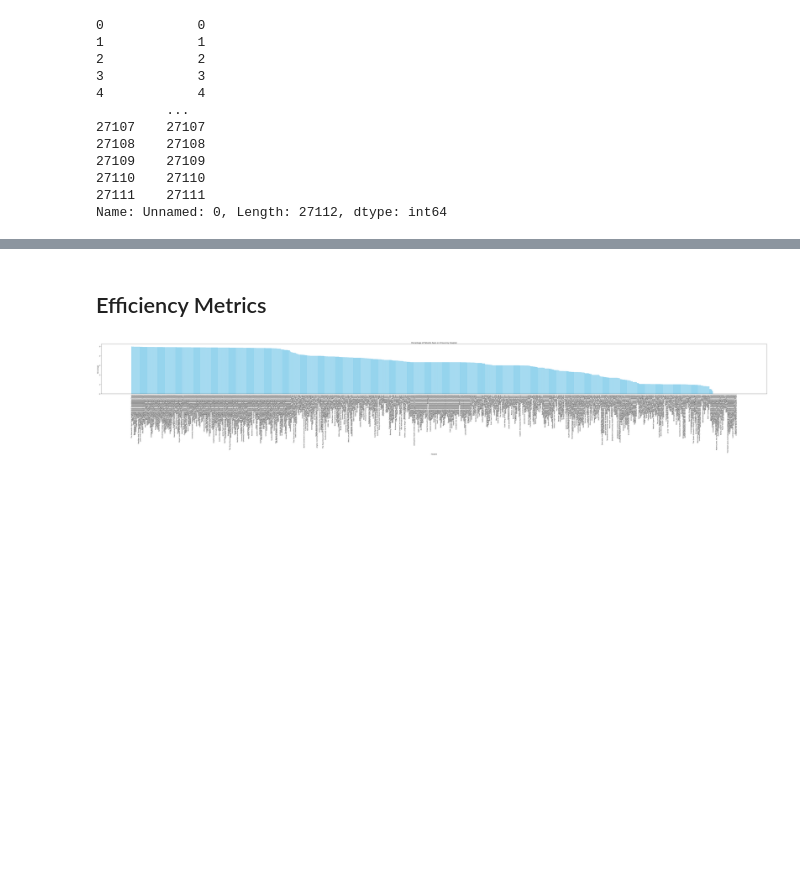
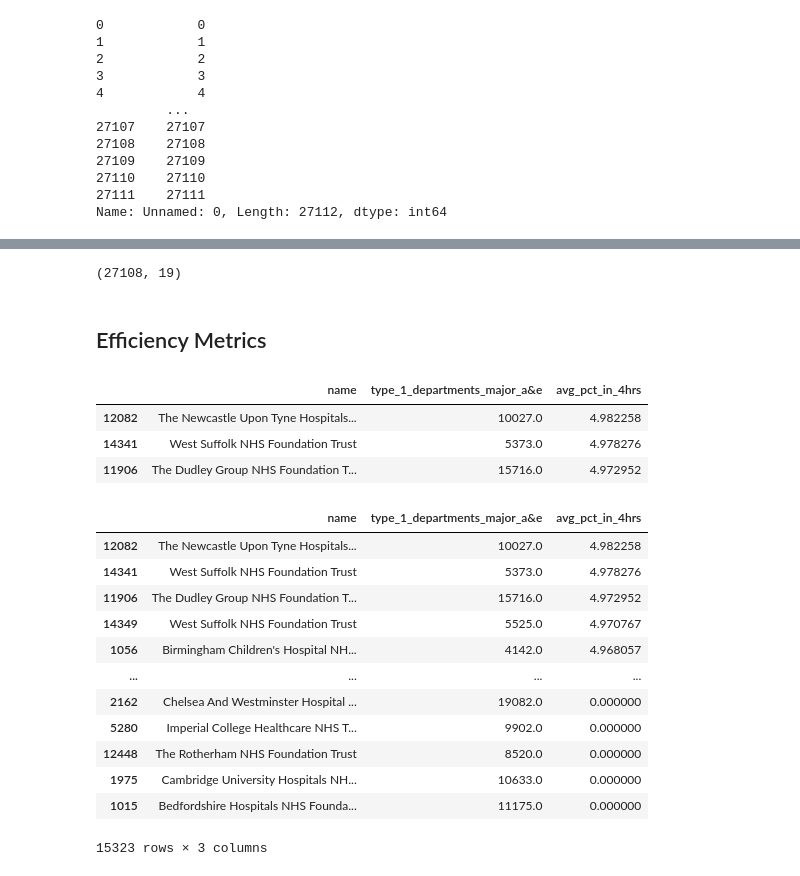
Before and after one commit to iamjaraa/NHS, a Jupyter notebook: Nhs.ipynb, the cells around one changed output, grey strips where cells are left out. Cells and saved outputs as stored; diff of their text form; code cells hidden in the pictures; blank space fills up the shorter version.

```diff
--- a/Nhs.ipynb
+++ b/Nhs.ipynb
@@ -246,3 +271,7 @@ nhs_data.head(2)
+# %%
+nhs_data.shape
+# %% [output]
+(27108, 19)
 # %% [markdown]
 ## Efficiency Metrics
 # %%
@@ -257,15 +286,31 @@ efficiency = nhs_data.groupby(['name', 'type_1_departments_major_a&e']).agg(
 # Sort by efficiency
 
 efficiency_sorted = efficiency.sort_values(by='avg_pct_in_4hrs', ascending=False)
+# %%
+efficiency_sorted.head(3)
+# %% [output]
+|  | name | type_1_departments_major_a&e | avg_pct_in_4hrs |
+| 12082 | The Newcastle Upon Tyne Hospitals... | 10027.0 | 4.982258 |
+| 14341 | West Suffolk NHS Foundation Trust | 5373.0 | 4.978276 |
+| 11906 | The Dudley Group NHS Foundation T... | 15716.0 | 4.972952 |
 # %%
-# Plot results
+df_efficiency = pd.DataFrame(efficiency_sorted)
 
-plt.figure(figsize=(80, 6))
-plt.bar(efficiency_sorted['name'], efficiency_sorted['avg_pct_in_4hrs'], color='skyblue')
-plt.xticks(rotation=90)
-plt.title('Percentage of Patients Seen in 4 Hours by Hospital')
-plt.ylabel('Percentage')
-plt.xlabel('Hospital')
-plt.show()
+# Select the top 10 hospitals with the highest efficiency
+top_10 = df_efficiency.sort_values(by="avg_pct_in_4hrs", ascending=False)
+
+top_10
 # %% [output]
-[figure, removed]
+|  | name | type_1_departments_major_a&e | avg_pct_in_4hrs |
+| 12082 | The Newcastle Upon Tyne Hospitals... | 10027.0 | 4.982258 |
+| 14341 | West Suffolk NHS Foundation Trust | 5373.0 | 4.978276 |
+| 11906 | The Dudley Group NHS Foundation T... | 15716.0 | 4.972952 |
+| 14349 | West Suffolk NHS Foundation Trust | 5525.0 | 4.970767 |
+| 1056 | Birmingham Children's Hospital NH... | 4142.0 | 4.968057 |
+| ... | ... | ... | ... |
+| 2162 | Chelsea And Westminster Hospital ... | 19082.0 | 0.000000 |
+| 5280 | Imperial College Healthcare NHS T... | 9902.0 | 0.000000 |
+| 12448 | The Rotherham NHS Foundation Trust | 8520.0 | 0.000000 |
+| 1975 | Cambridge University Hospitals NH... | 10633.0 | 0.000000 |
+| 1015 | Bedfordshire Hospitals NHS Founda... | 11175.0 | 0.000000 |
+15323 rows × 3 columns
```
Also changed, not shown: parts of 12 cells of this notebook, 1 other file.
